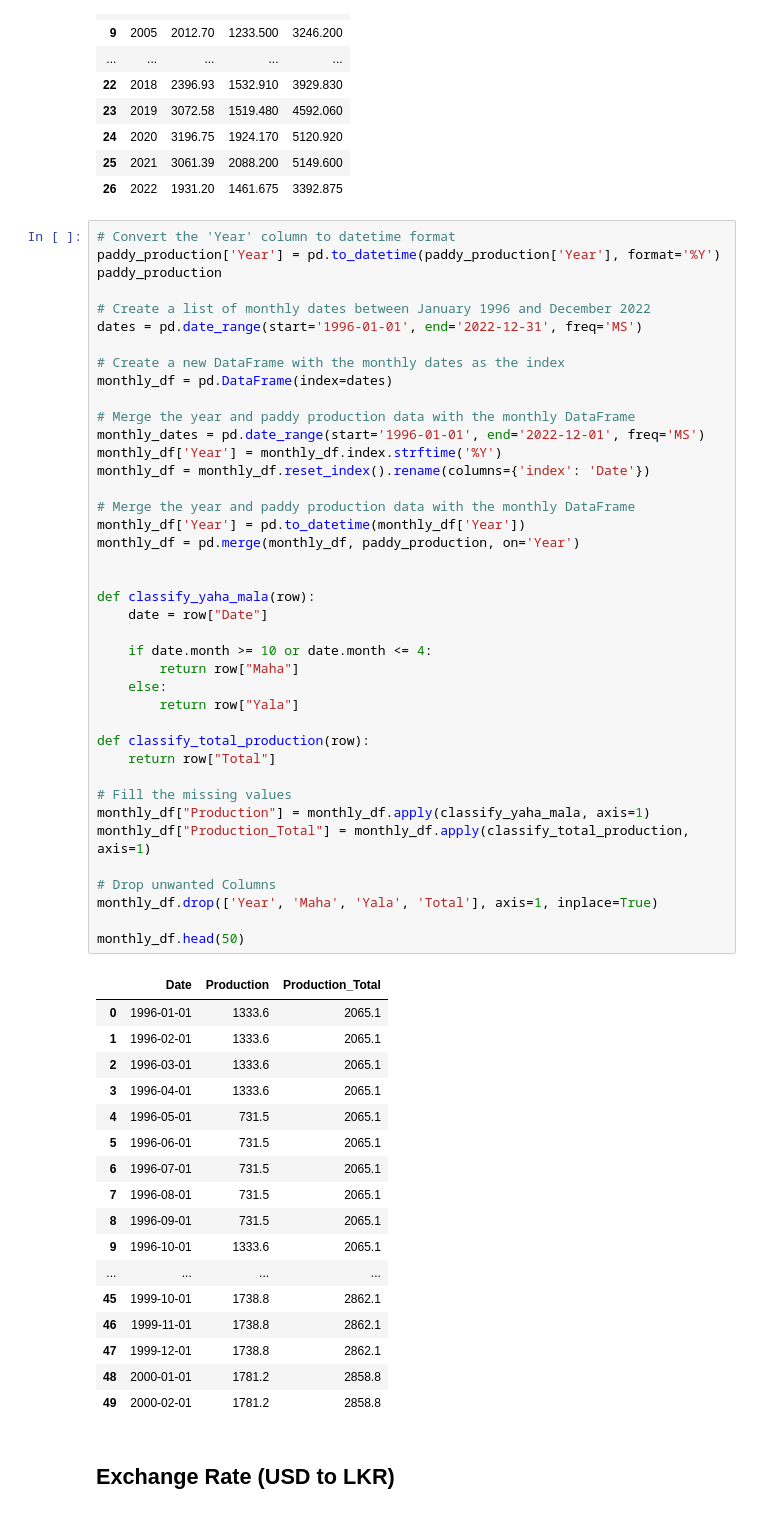
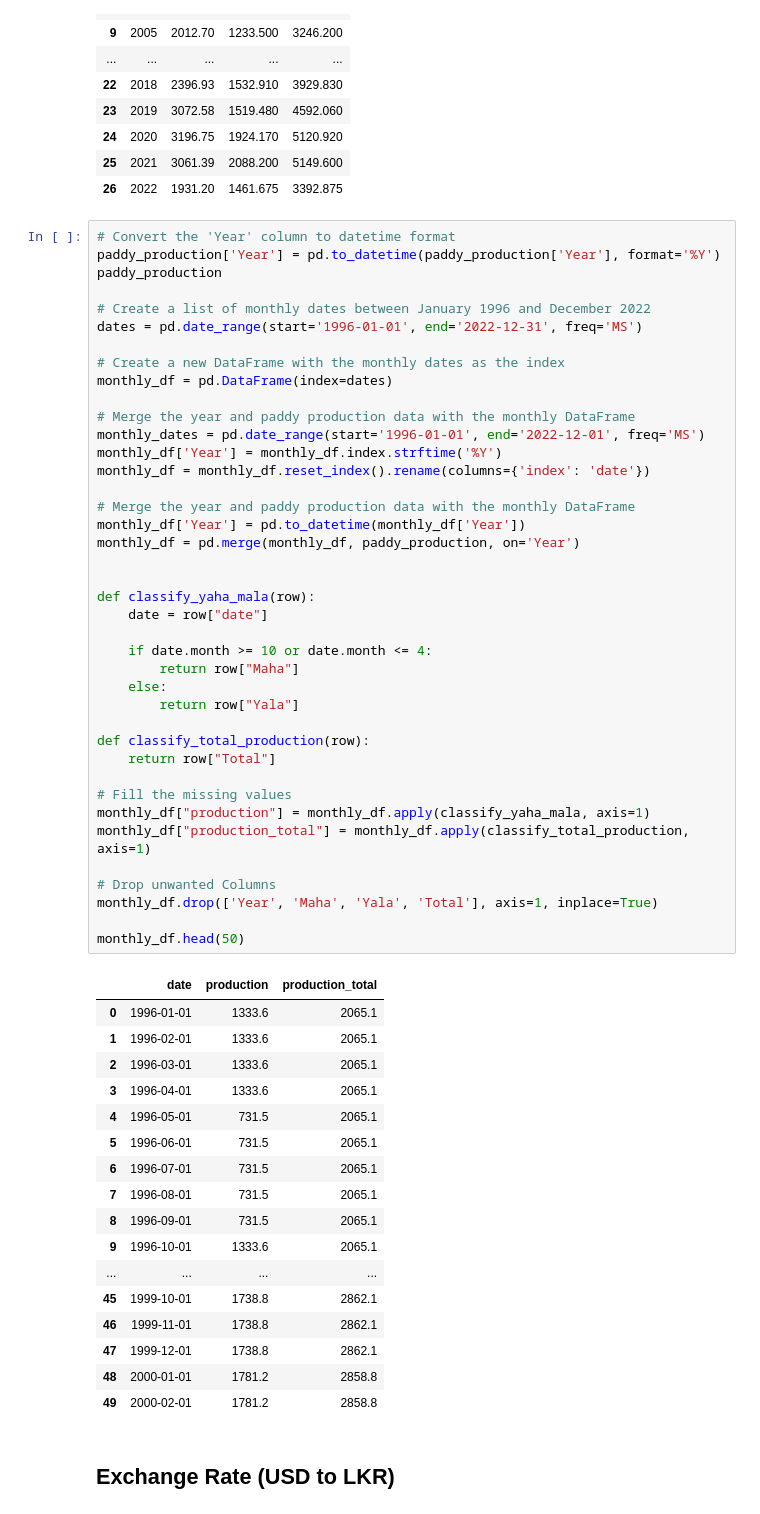
Before and after one commit to luqmanrumaiz/SriOryzaugur, a Jupyter notebook: model/sri-oryzaugur-preprocessing.ipynb, the cells around one changed output. Drawn from its saved outputs; the diff is of its cells as text.

```diff
--- a/model/sri-oryzaugur-preprocessing.ipynb
+++ b/model/sri-oryzaugur-preprocessing.ipynb
@@ -373,38 +370,38 @@ dates = pd.date_range(start='1996-01-01', end='2022-12-31', freq='MS')
 
 # Create a new DataFrame with the monthly dates as the index
 monthly_df = pd.DataFrame(index=dates)
 
 # Merge the year and paddy production data with the monthly DataFrame
 monthly_dates = pd.date_range(start='1996-01-01', end='2022-12-01', freq='MS')
 monthly_df['Year'] = monthly_df.index.strftime('%Y')
-monthly_df = monthly_df.reset_index().rename(columns={'index': 'Date'})
+monthly_df = monthly_df.reset_index().rename(columns={'index': 'date'})
 
 # Merge the year and paddy production data with the monthly DataFrame
 monthly_df['Year'] = pd.to_datetime(monthly_df['Year'])
 monthly_df = pd.merge(monthly_df, paddy_production, on='Year')
 
 
 def classify_yaha_mala(row):
-    date = row["Date"]
+    date = row["date"]
 
     if date.month >= 10 or date.month <= 4:
         return row["Maha"]
     else:
         return row["Yala"]
 
 def classify_total_production(row):
     return row["Total"]
 
 # Fill the missing values
-monthly_df["Production"] = monthly_df.apply(classify_yaha_mala, axis=1)
-monthly_df["Production_Total"] = monthly_df.apply(classify_total_production, axis=1)
+monthly_df["production"] = monthly_df.apply(classify_yaha_mala, axis=1)
+monthly_df["production_total"] = monthly_df.apply(classify_total_production, axis=1)
 
 # Drop unwanted Columns
 monthly_df.drop(['Year', 'Maha', 'Yala', 'Total'], axis=1, inplace=True)
 
 monthly_df.head(50)
 # %% [output]
-|  | Date | Production | Production_Total |
+|  | date | production | production_total |
 | 0 | 1996-01-01 | 1333.6 | 2065.1 |
 | 1 | 1996-02-01 | 1333.6 | 2065.1 |
 | 2 | 1996-03-01 | 1333.6 | 2065.1 |
```
Also changed, not shown: parts of 36 cells of this notebook.
